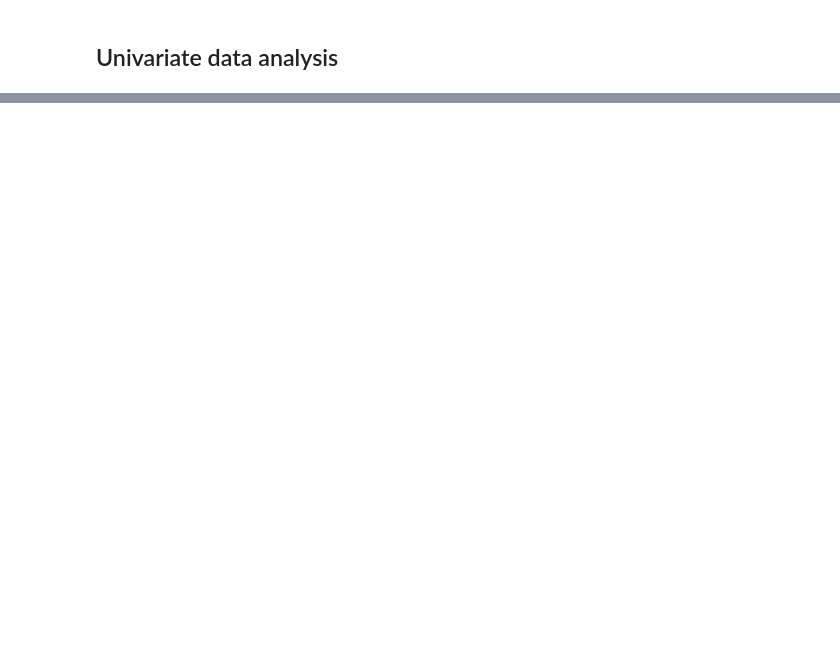
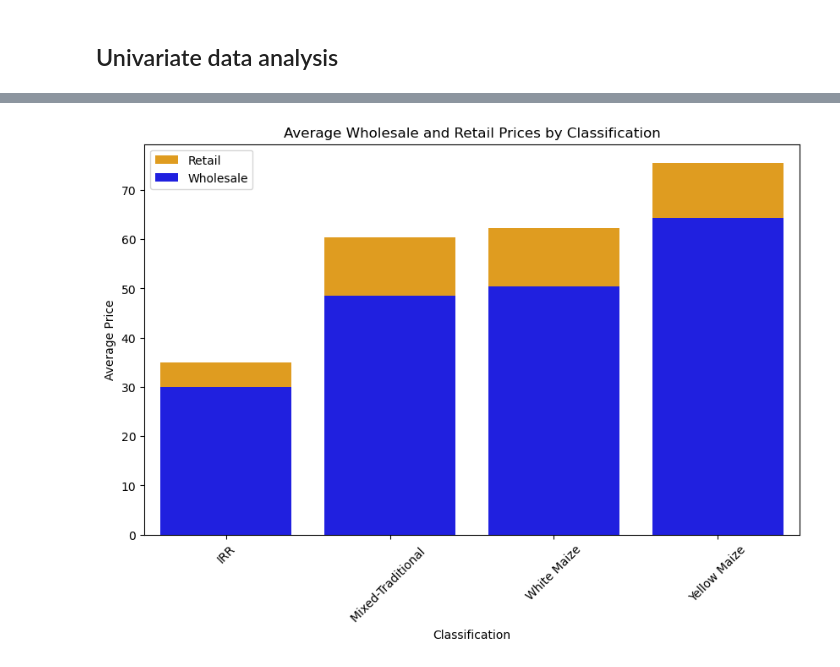
Before and after one commit to Sandrakiptumm/maize_prediction_model, a Jupyter notebook: EDA.ipynb, the cells around one changed output, grey strips where cells are left out. Drawn from its saved outputs; the diff is of its cells as text; code cells hidden in the pictures; blank space fills up the shorter version.

```diff
--- a/EDA.ipynb
+++ b/EDA.ipynb
@@ -41,0 +38,25 @@ plt.show()
+# %%
+# Calculate the average Wholesale and Retail prices for each Classification
+avg_prices = data.groupby("Classification")[["Wholesale", "Retail"]].mean().reset_index()
+
+# Plot average Wholesale prices by Classification
+plt.figure(figsize=(10, 6))
+sns.barplot(x="Classification", y="Retail", data=avg_prices, color="orange", label="Retail")
+sns.barplot(x="Classification", y="Wholesale", data=avg_prices, color="blue", label="Wholesale")
+
+
+# Rotate x-axis labels for better readability
+plt.xticks(rotation=45)
+
+# Add title and labels
+plt.title("Average Wholesale and Retail Prices by Classification")
+plt.ylabel("Average Price")
+plt.xlabel("Classification")
+
+# Add legend
+plt.legend()
+
+# Show the plot
+plt.show()
+# %% [output]
+[figure, added]
```
Also changed, not shown: parts of 20 cells of this notebook, 6 other files.
